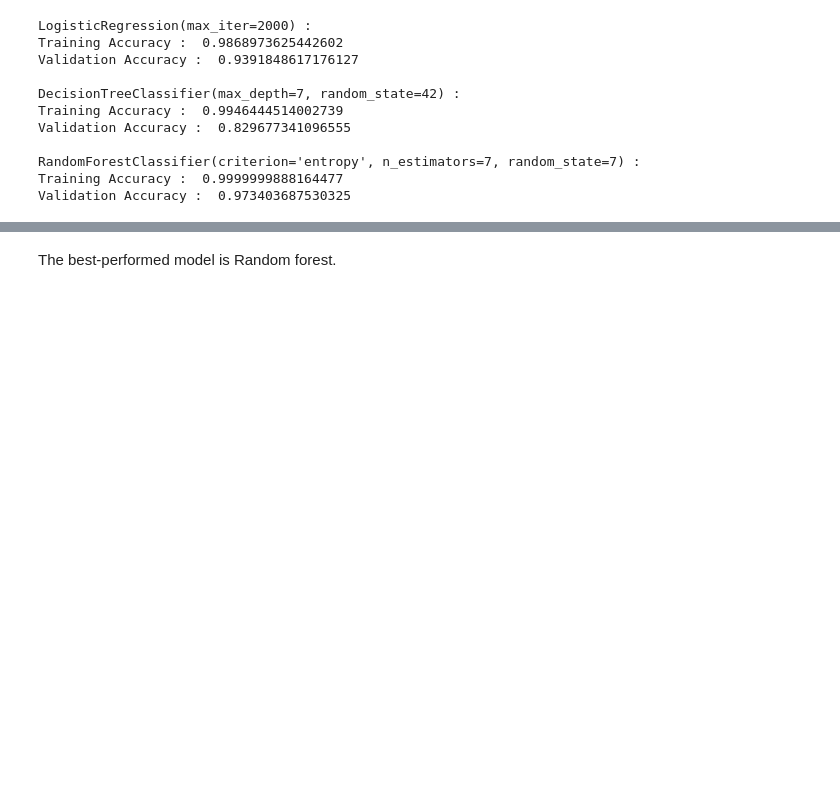
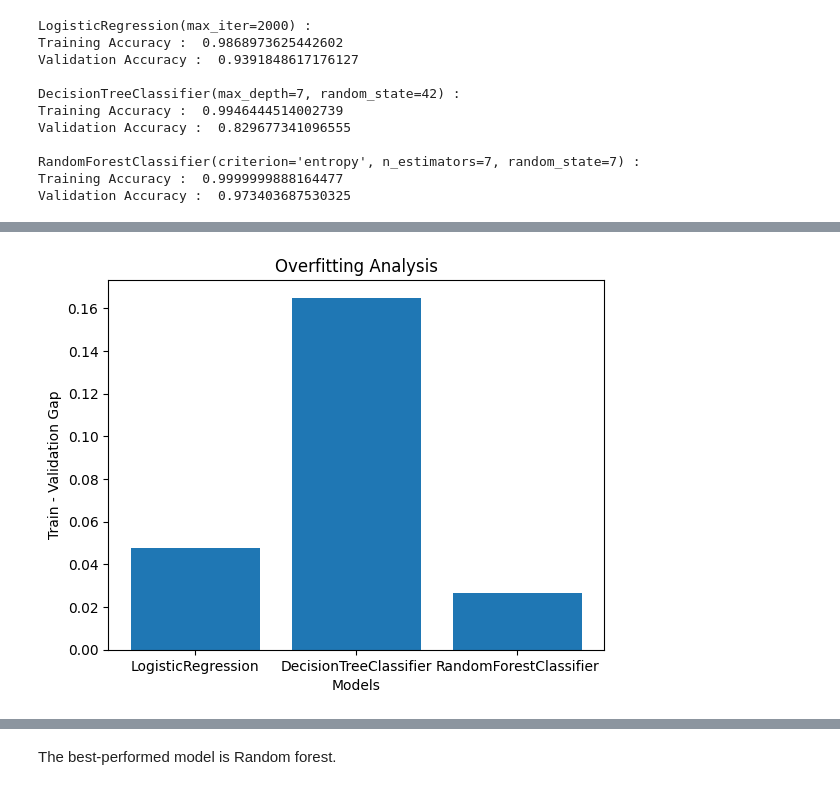
Before and after one commit to shraddhaGit-1813/DS_proj, a Jupyter notebook: FraudDetection.ipynb, the cells around one changed output, grey strips where cells are left out. Saved outputs shown, nothing was run; the diff lists cells and outputs as text; code cells hidden in the pictures; blank space fills up the shorter version.

```diff
--- a/FraudDetection.ipynb
+++ b/FraudDetection.ipynb
@@ -278,0 +340,13 @@ Validation Accuracy :  0.973403687530325
+# %%
+diff = np.array(train_scores) - np.array(val_scores)
+
+plt.figure()
+plt.bar(model_names, diff)
+
+plt.xlabel("Models")
+plt.ylabel("Train - Validation Gap")
+plt.title("Overfitting Analysis")
+
+plt.show()
+# %% [output]
+[figure, added]
```
Also changed, not shown: parts of 10 cells of this notebook.
